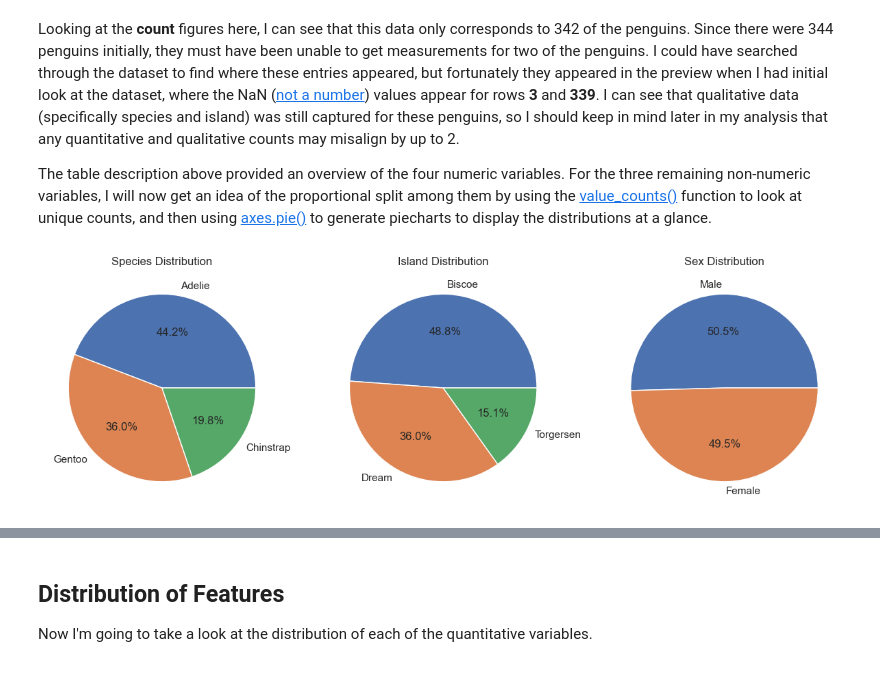
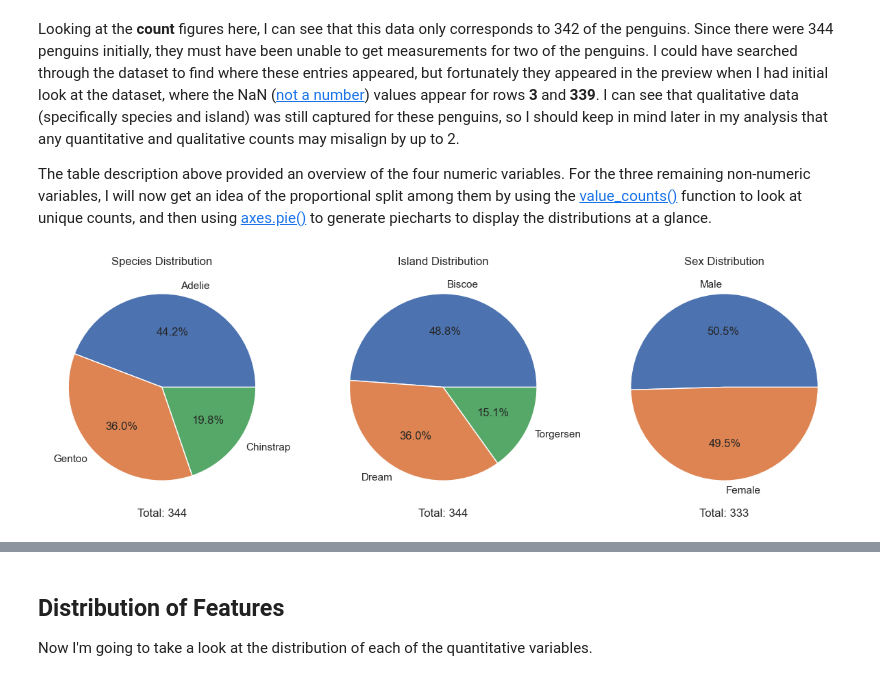
Before and after one commit to JBnkn/8634-data-analytics, a Jupyter notebook: penguins.ipynb, the cells around one changed output, grey strips where cells are left out. Saved outputs shown, nothing was run; the diff lists cells and outputs as text; code cells hidden in the pictures.

```diff
--- a/penguins.ipynb
+++ b/penguins.ipynb
@@ -76,24 +76,27 @@ The table description above provided an overview of the four numeric variables.
 # %%
 # Capture the variable counts
 species_counts = df["species"].value_counts()
 island_counts = df["island"].value_counts()
 sex_counts = df["sex"].value_counts()
 
 # Create a figure and a set of subplots
 fig, axs = plt.subplots(1, 3, figsize=(15, 5))
 
 # Plotting the pie chart for species
 axs[0].pie(species_counts, labels=species_counts.index, autopct='%1.1f%%')
 axs[0].set_title('Species Distribution')
+axs[0].set_xlabel(f'Total: {sum(species_counts)}')
 
 # Plotting the pie chart for island
 axs[1].pie(island_counts, labels=island_counts.index, autopct='%1.1f%%')
 axs[1].set_title('Island Distribution')
+axs[1].set_xlabel(f'Total: {sum(island_counts)}')
 
 # Plotting the pie chart for sex
 axs[2].pie(sex_counts, labels=sex_counts.index, autopct='%1.1f%%')
 axs[2].set_title('Sex Distribution')
+axs[2].set_xlabel(f'Total: {sum(sex_counts)}')
 
 plt.show()
 # %% [output]
-[figure, old version]
+[figure, new version]
```
Also changed, not shown: parts of 2 cells of this notebook, 1 other file.
